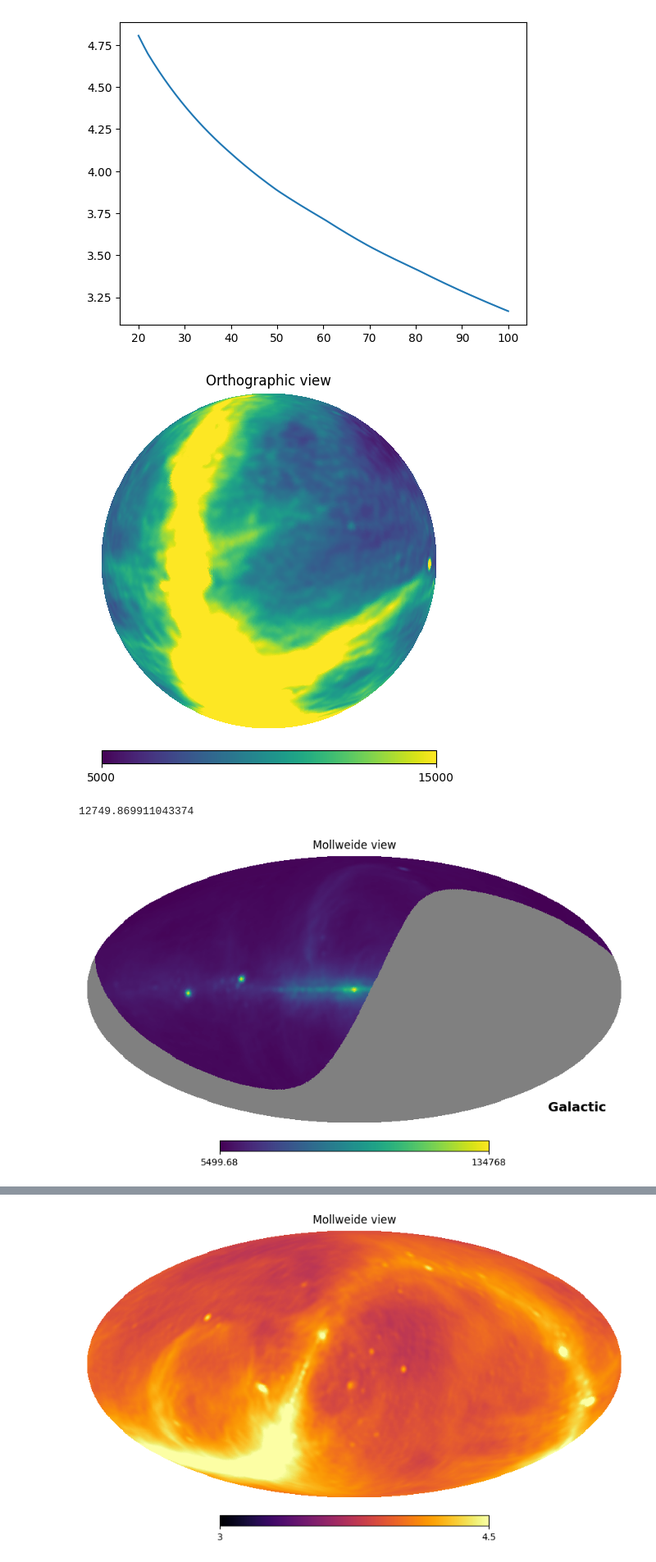
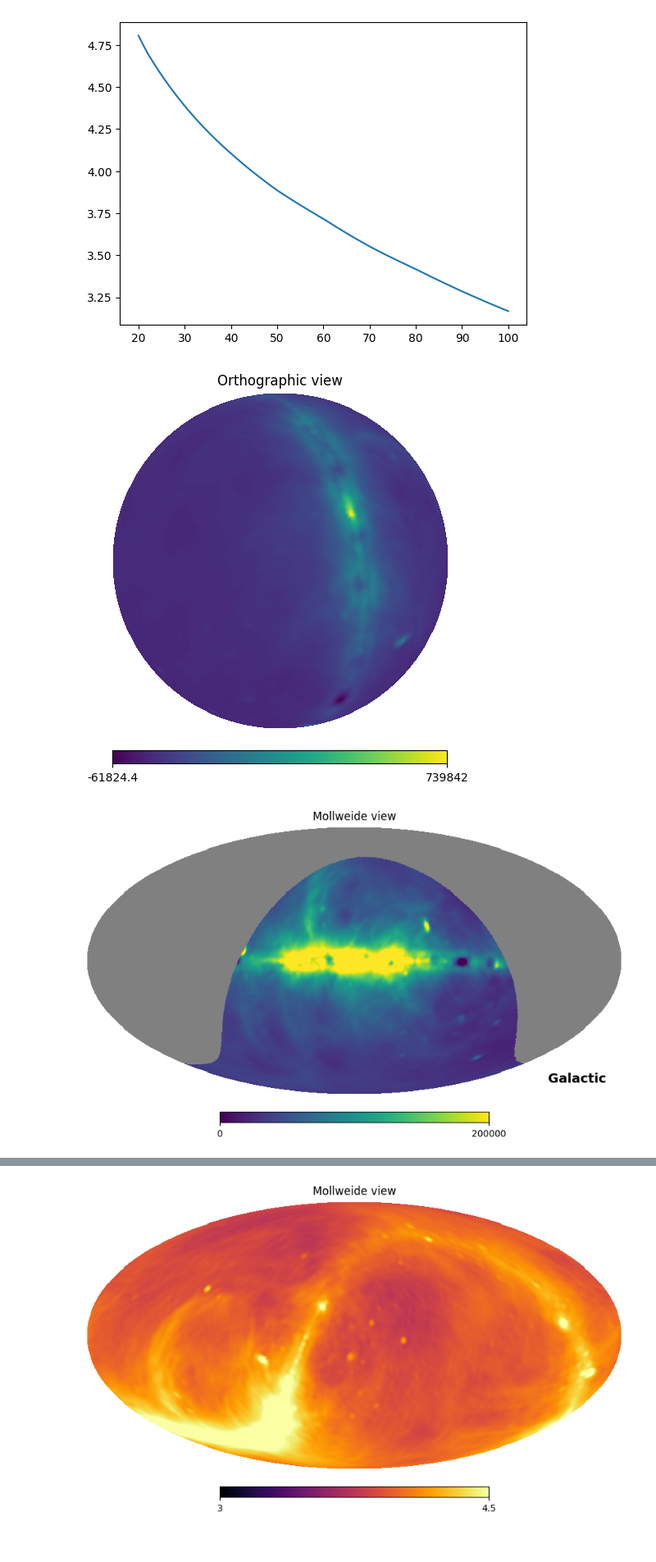
Before and after one commit to mohanagr/braindump, a Jupyter notebook: pyGSM-MARS.ipynb, the cells around one changed output, grey strips where cells are left out. Shown at 82% size. Saved outputs shown, nothing was run; the diff lists cells and outputs as text; code cells hidden in the pictures.

```diff
--- a/pyGSM-Copy1.ipynb
+++ b/pyGSM-MARS.ipynb
@@ -11,13 +11,14 @@ c=3e8
 nu=74e6
 #
 # %%
-(latitude, longitude, elevation) = ('51.4641932', '-68.2348603', 336.499)
+# (latitude, longitude, elevation) = ('51.4641932', '-68.2348603', 336.499)
+(latitude, longitude, elevation) = (79+25.031/60, -90-46.041/60, 189)
 ov = LFSMObserver()
 ov.lon = longitude
 ov.lat = latitude
 ov.elev = elevation
-ov.date = datetime(2023, 7, 12, 2, 59)
-map1=ov.generate(40)
+ov.date = datetime(2024, 11, 12, 2, 59)
+map1=ov.generate(20)
 # %%
 freqs = np.linspace(20,100,200)
 brightness = np.zeros(len(freqs))
@@ -36,15 +37,11 @@ map2=gsm.generate(40)
 # %%
-map1=ov.view(logged=False,min=5000,max=15000)
+map1=ov.view(logged=False)
 plt.show()
 # %% [output]
-[figure, old version]
+[figure, new version]
-# %%
-np.ma.mean(map1)
-# %% [output]
-12749.869911043374
 # %%
-map1=ov.view_observed_gsm(logged=False)
+ov.view_observed_gsm(logged=False,max=200000,min=0)
 plt.show()
 # %% [output]
-[figure, old version]
+[figure, new version]
 # %%
```
Also changed, not shown: parts of 9 cells of this notebook, 5 other files.
